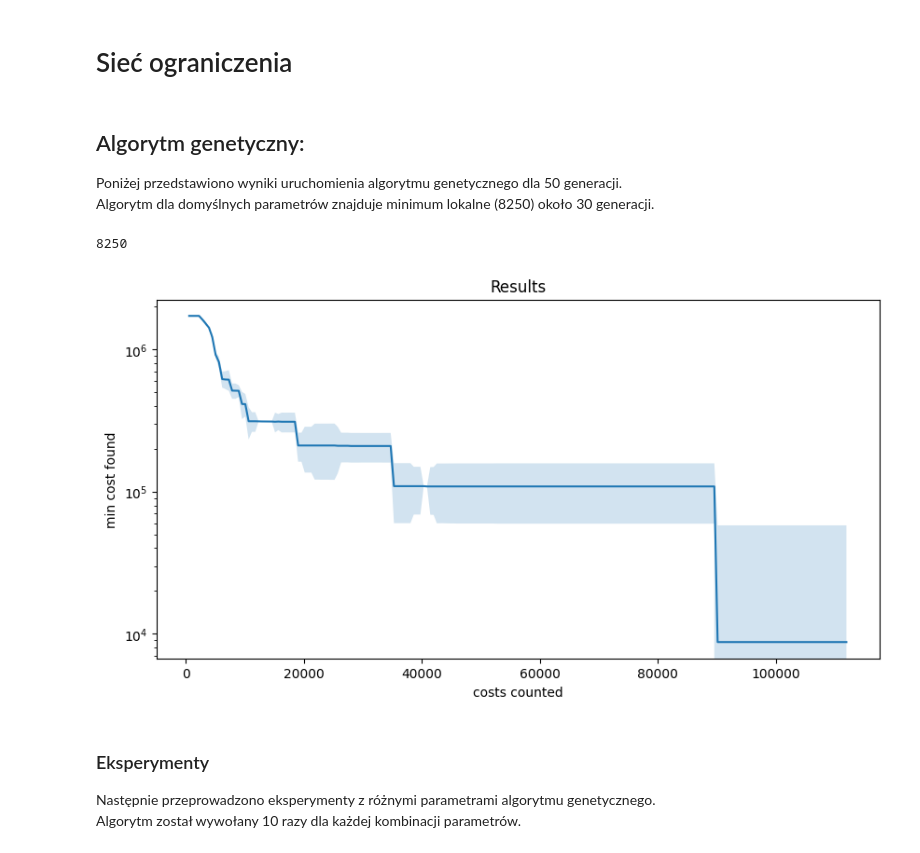
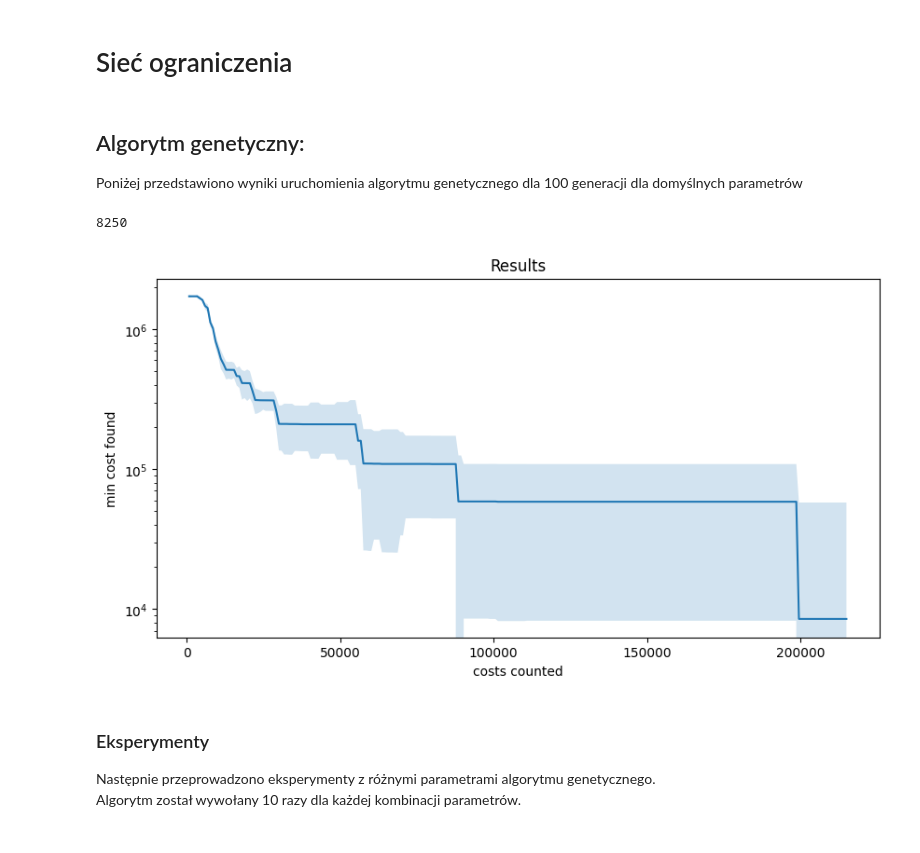
Before and after one commit to brzoza6538/network_constraints, a Jupyter notebook: network_constraints.ipynb, the cells around one changed output. Drawn from its saved outputs; the diff is of its cells as text; code cells hidden in the pictures.

```diff
--- a/network_constraints.ipynb
+++ b/network_constraints.ipynb
@@ -15,34 +15,33 @@ data = parse_sndlib_file(file_content)
 # %% [markdown]
 ## Algorytm genetyczny:
 
-Poniżej przedstawiono wyniki uruchomienia algorytmu genetycznego dla 50 generacji.\
-Algorytm dla domyślnych parametrów znajduje minimum lokalne (8250) około 30 generacji.
+Poniżej przedstawiono wyniki uruchomienia algorytmu genetycznego dla 100 generacji dla domyślnych parametrów
 # %%
-results, costs_counter = test_genetic_algorithm(data, n_generations=200)
+results, costs_counter = test_genetic_algorithm(data, n_generations=250)
 
 medians = np.median(results, axis=0)
 stds = np.std(results, axis=0)
 
 print(np.min(results))
 
 plt.figure(figsize=(10, 5))
 plt.plot(costs_counter, medians)
 
 plt.fill_between(
     costs_counter,
     medians - stds,
     medians + stds,
     alpha=0.2,
 )
 
 plt.xlabel("costs counted")
 plt.ylabel("min cost found")
 plt.yscale("log")
 plt.title("Results")
 plt.show()
 # %% [output]
 8250
-[figure, old version]
+[figure, new version]
 # %% [markdown]
 ### Eksperymenty
 Następnie przeprowadzono eksperymenty z różnymi parametrami algorytmu genetycznego.\
```
Also changed, not shown: parts of 14 cells of this notebook, 3 other files.
